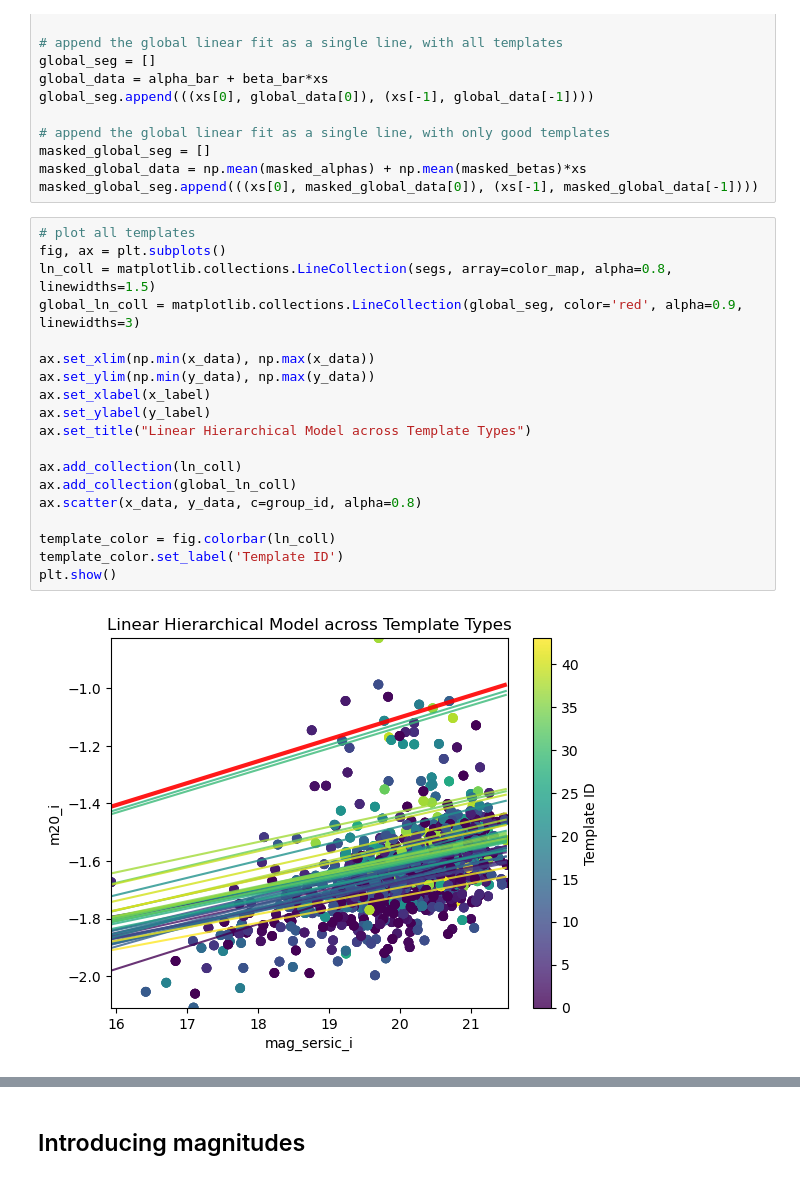
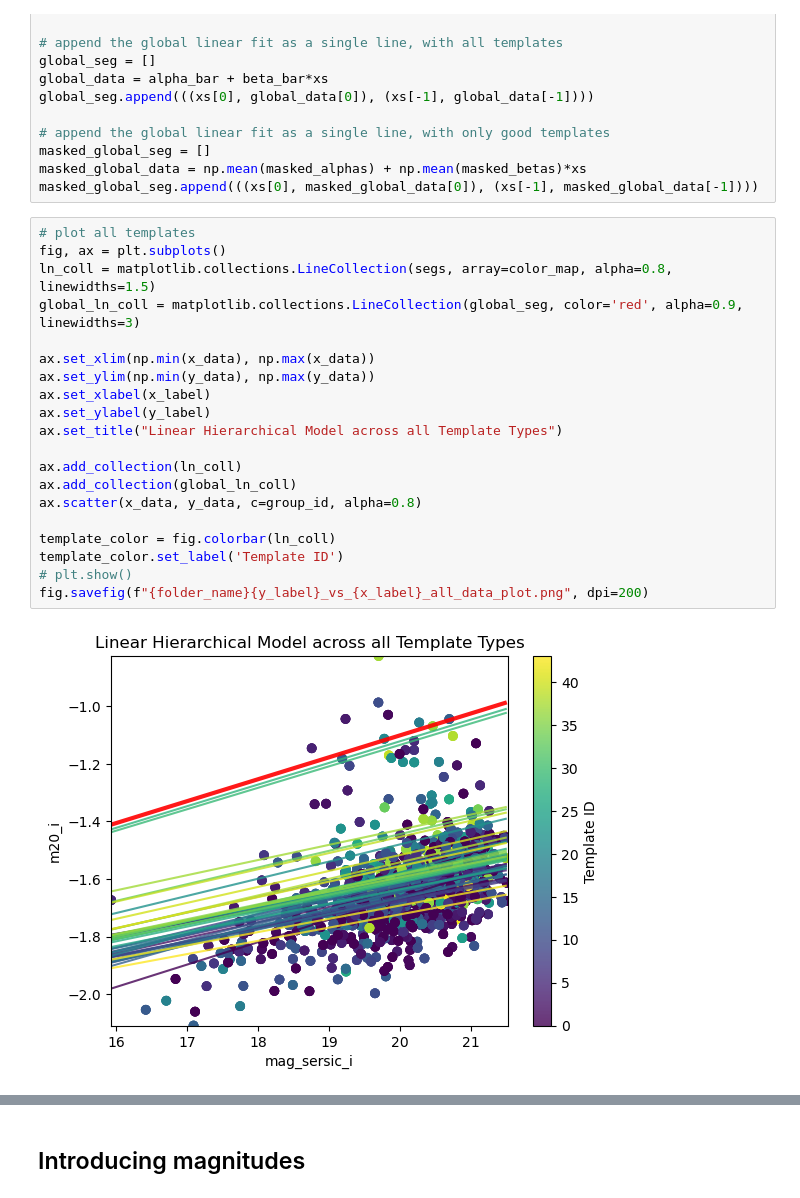
Before and after one commit to bingyanliang/stat-775-final, a Jupyter notebook: hierarchical-regression/regression-model.ipynb, the cells around one changed output, grey strips where cells are left out. Saved outputs shown, nothing was run; the diff lists cells and outputs as text.

Commit message:
Automatically save plots

```diff
--- a/hierarchical-regression/regression-model.ipynb
+++ b/hierarchical-regression/regression-model.ipynb
@@ -273,24 +275,25 @@ masked_global_seg.append(((xs[0], masked_global_data[0]), (xs[-1], masked_global
 # %%
 # plot all templates
 fig, ax = plt.subplots()
 ln_coll = matplotlib.collections.LineCollection(segs, array=color_map, alpha=0.8, linewidths=1.5)
 global_ln_coll = matplotlib.collections.LineCollection(global_seg, color='red', alpha=0.9, linewidths=3)
 
 ax.set_xlim(np.min(x_data), np.max(x_data))
 ax.set_ylim(np.min(y_data), np.max(y_data))
 ax.set_xlabel(x_label)
 ax.set_ylabel(y_label)
-ax.set_title("Linear Hierarchical Model across Template Types")
+ax.set_title("Linear Hierarchical Model across all Template Types")
 
 ax.add_collection(ln_coll)
 ax.add_collection(global_ln_coll)
 ax.scatter(x_data, y_data, c=group_id, alpha=0.8)
 
 template_color = fig.colorbar(ln_coll)
 template_color.set_label('Template ID')
-plt.show()
+# plt.show()
+fig.savefig(f"{folder_name}{y_label}_vs_{x_label}_all_data_plot.png", dpi=200)
 # %% [output]
-[figure, old version]
+[figure, new version]
 # %%
 # only plot templates that pass the loss functions
 fig, ax = plt.subplots()
```
Also changed, not shown: parts of 3 cells of this notebook.
